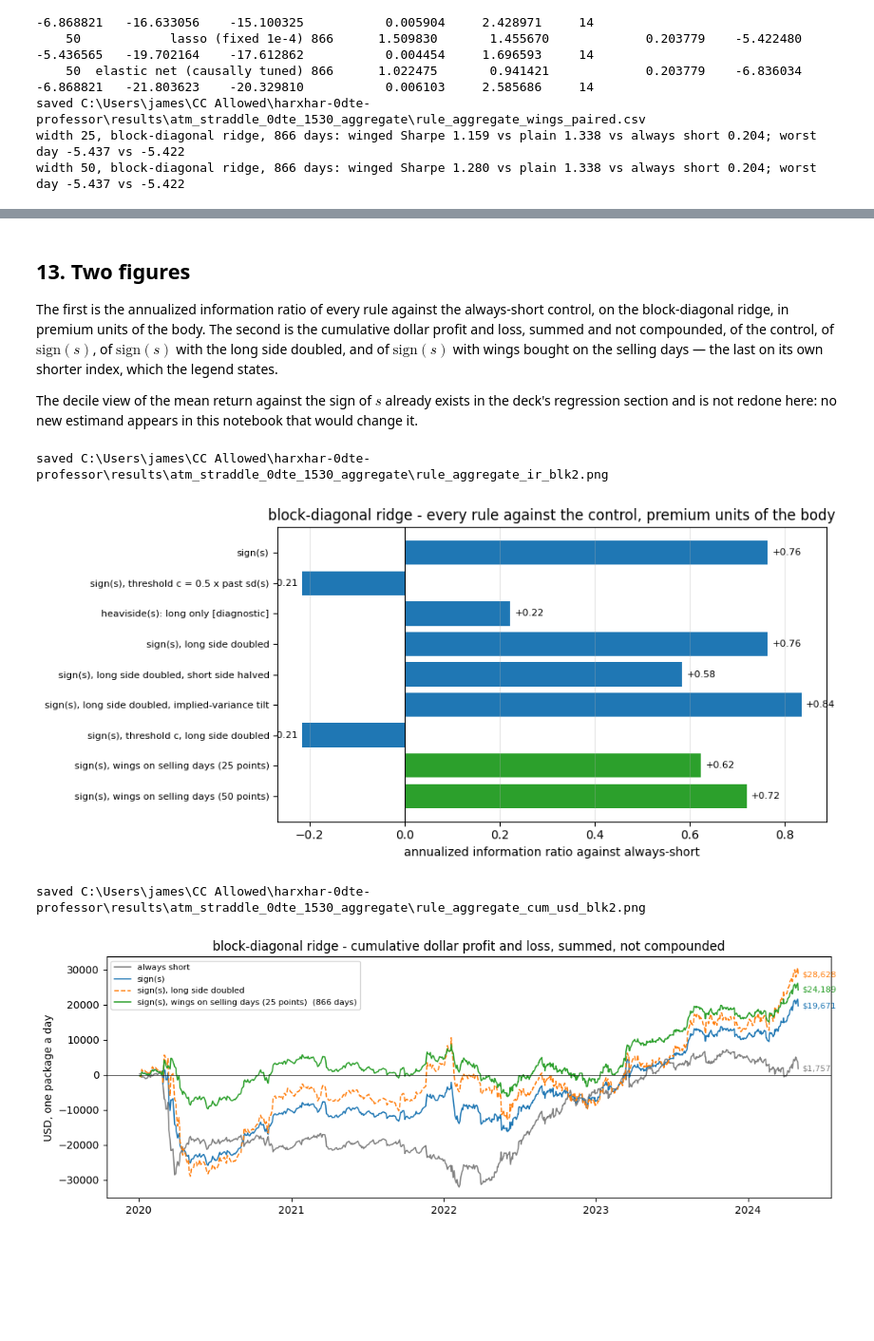
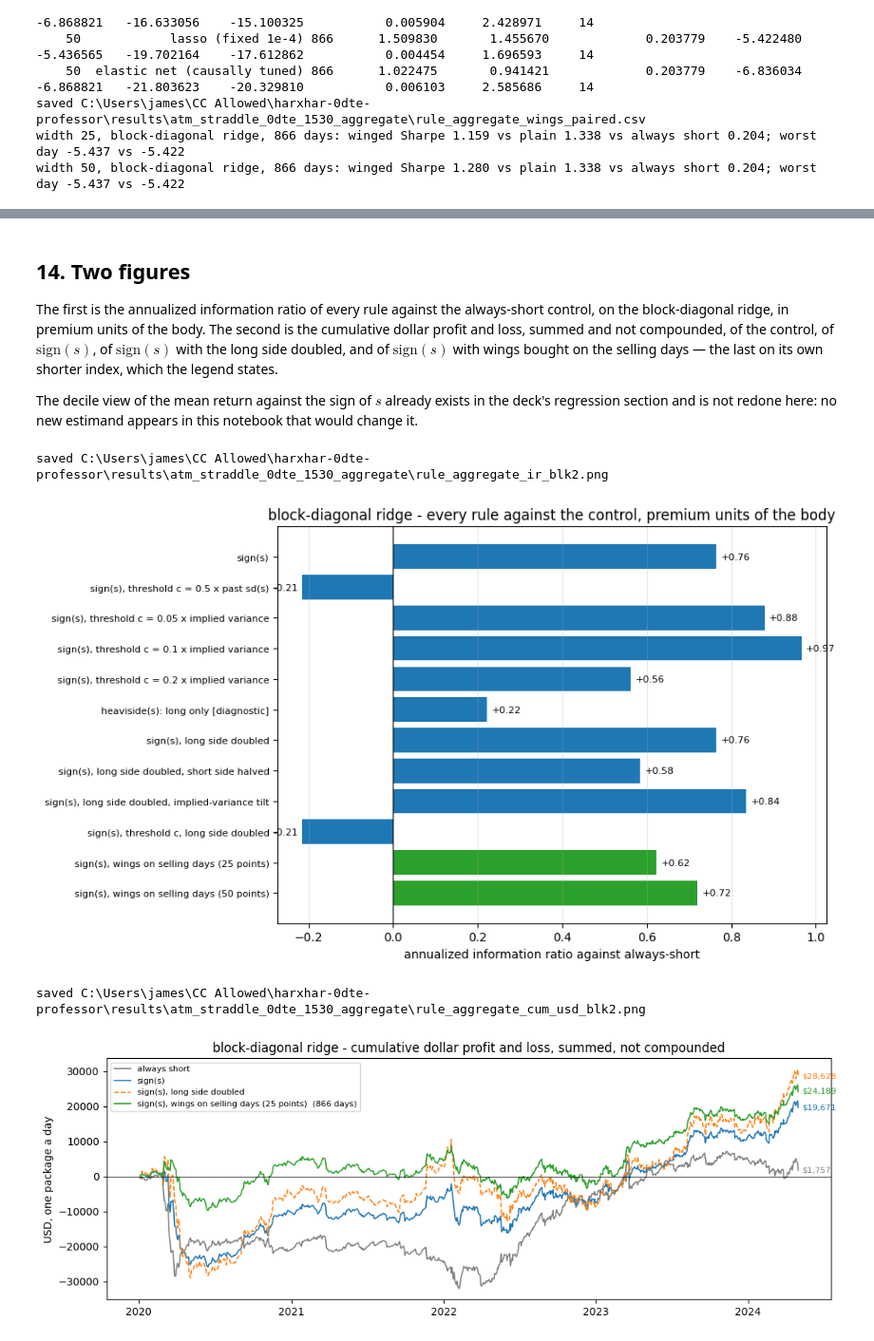
Before and after one commit to jamesdchen/harxhar-clean, a Jupyter notebook: notebooks/atm_straddle_rule_aggregate.ipynb, the cells around one changed output, grey strips where cells are left out. Shown at 95% size. Saved outputs shown, nothing was run; the diff lists cells and outputs as text; code cells hidden in the pictures; blank space fills up the shorter version.

```diff
--- a/notebooks/atm_straddle_rule_aggregate.ipynb
+++ b/notebooks/atm_straddle_rule_aggregate.ipynb
@@ -317,6 +361,15 @@ def pos_hysteresis(px: pd.DataFrame, kappa: float) -> pd.Series:
     s = px["signal"].astype(float).to_numpy()
     c = (float(kappa) * past_sd_signal(px)).fillna(0.0).to_numpy()   # before MIN_HIST: c = 0, i.e. sign(s)
     return pd.Series(np.where(s > c, 1.0, -1.0), index=px.index)
+
+
+def pos_hysteresis_iv(px: pd.DataFrame, c: float) -> pd.Series:
+    # threshold in units of the day's own quoted implied variance. c is a fixed
+    # constant and iv_var is the 15:30 quote, so nothing is estimated from the
+    # sample and the rule is causal by construction - no window, no MIN_HIST.
+    s = px["signal"].astype(float).to_numpy()
+    thr = float(c) * px["iv_var"].astype(float).to_numpy()
+    return pd.Series(np.where(s > thr, 1.0, -1.0), index=px.index)
 
 
 def pos_rank(px: pd.DataFrame, p: float) -> pd.Series:
@@ -342,6 +395,13 @@ for _name, _mine in (("always short", pos_always_short(books["blk2"])),
 _d0 = float((pos_hysteresis(books["blk2"], 0.0) - pos_sign(books["blk2"])).abs().max())
 print(f"threshold rule at c = 0 reproduces sign(s): max |diff| = {_d0:.1e}")
 assert _d0 == 0.0
+_d1 = float((pos_hysteresis_iv(books["blk2"], 0.0) - pos_sign(books["blk2"])).abs().max())
+print(f"implied-relative threshold at c = 0 reproduces sign(s): max |diff| = {_d1:.1e}")
+assert _d1 == 0.0
+_iv = books["blk2"]["iv_var"].astype(float)
+print(f"iv_var is the 15:30 quote and is strictly positive every day: min {_iv.min():.6f}, "
+      f"non-positive days {int((_iv <= 0).sum())}")
+assert float(_iv.min()) > 0.0
 
 KAPPA_GRID = (0.0, 0.25, 0.5, 1.0)
 RANK_GRID = (0.50, 0.60, 0.70, 0.80)
@@ -360,6 +420,9 @@ rows = {}
 for k in KAPPA_GRID:
     rows[f"c = {k:g} x past sd(s)"] = {LABEL[t]: sharpe_of(pos_hysteresis(books[t], k), books[t]) for t in MODEL_ORDER}
     rows[f"c = {k:g} x past sd(s)"]["pct_buy (ridge)"] = pct_buy_of(pos_hysteresis(books["blk2"], k))
+for c in C_IV_GRID:
+    rows[f"c = {c:g} x implied variance"] = {LABEL[t]: sharpe_of(pos_hysteresis_iv(books[t], c), books[t]) for t in MODEL_ORDER}
+    rows[f"c = {c:g} x implied variance"]["pct_buy (ridge)"] = pct_buy_of(pos_hysteresis_iv(books["blk2"], c))
 for p in RANK_GRID:
     rows[f"rank(s) > {p:.2f}"] = {LABEL[t]: sharpe_of(pos_rank(books[t], p), books[t]) for t in MODEL_ORDER}
     rows[f"rank(s) > {p:.2f}"]["pct_buy (ridge)"] = pct_buy_of(pos_rank(books["blk2"], p))
@@ -369,8 +432,12 @@ print("SENSITIVITY, not selection - annualized Sharpe ratio by threshold, "
 print(thr_grid.to_string())
 thr_grid.to_csv(OUT / "rule_aggregate_threshold_grid.csv")
 print("saved", OUT / "rule_aggregate_threshold_grid.csv")
-print(f"the declared default is c = {DEFAULT_KAPPA:g} (= sign(s)); the declared conservative value is "
-      f"c = {CONSERVATIVE_KAPPA:g} x past sd(s). Neither was chosen from this table.")
+print(f"the declared default is c = {DEFAULT_KAPPA:g} (= sign(s)); the two declared conservative values are "
+      f"c = {CONSERVATIVE_KAPPA:g} x past sd(s), declared first, and c = {CONSERVATIVE_C_IV:g} x implied variance, "
+      "declared second. None of the three was chosen from this table.")
+print(f"buying share on the block-diagonal ridge: {pct_buy_of(pos_sign(books['blk2'])):.2f}% at c = 0, "
+      f"{pct_buy_of(pos_hysteresis(books['blk2'], CONSERVATIVE_KAPPA)):.2f}% at c = {CONSERVATIVE_KAPPA:g} x past sd(s), "
+      f"{pct_buy_of(pos_hysteresis_iv(books['blk2'], CONSERVATIVE_C_IV)):.2f}% at c = {CONSERVATIVE_C_IV:g} x implied variance")
 # %% [output]
 always short               matches atm_straddle_lib.rule_sizes: max |diff| = 0.0e+00
 sign(s)                    matches atm_straddle_lib.rule_sizes: max |diff| = 0.0e+00
@@ -648,6 +719,8 @@ RULES = [
     ("long_short_sign", "sign(s)", dict(base="sign")),
     ("long_short_hysteresis", f"sign(s), threshold c = {CONSERVATIVE_KAPPA:g} x past sd(s)",
      dict(base="hyst", kappa=CONSERVATIVE_KAPPA)),
+    *[(k, f"sign(s), threshold c = {c:g} x implied variance", dict(base="hyst_iv", c_iv=c))
+      for c, k in zip(C_IV_GRID, IV_KEYS)],
     ("long_only", "heaviside(s): long only [diagnostic]", dict(base="long")),
     ("long_short_sign_m2", "sign(s), long side doubled", dict(base="sign", m_long=DEFAULT_M_LONG)),
     ("long_short_sign_m2_half", "sign(s), long side doubled, short side halved",
@@ -673,6 +746,8 @@ def base_position(px: pd.DataFrame, spec: dict) -> pd.Series:
         return pos_sign(px)
     if b == "hyst":
         return pos_hysteresis(px, spec["kappa"])
+    if b == "hyst_iv":
+        return pos_hysteresis_iv(px, spec["c_iv"])
     if b == "long":
         return pos_long_only(px)
     raise KeyError(b)
@@ -1186,7 +1456,7 @@ sign(s), wings on selling days (25 points)        +1.552 +0.636 -0.468 +2.130 +1
 sign(s), wings on selling days (50 points)        +1.498 +0.790 -0.065 +2.164 +2.022
 saved C:\Users\james\CC Allowed\harxhar-0dte-professor\results\atm_straddle_0dte_1530_aggregate\rule_aggregate_per_year_blk2.csv
 # %% [markdown]
-## 13. Two figures
+## 14. Two figures
 
 The first is the annualized information ratio of every rule against the
 always-short control, on the block-diagonal ridge, in premium units of
@@ -1202,7 +1472,7 @@ estimand appears in this notebook that would change it.
 # %%
 ir_blk2 = ir.xs(LABEL["blk2"], level="forecast")["IR_ann"].reindex(
     [lab for k, lab, _ in RULES if k != "always_short"])
-fig, ax = plt.subplots(figsize=(9.5, 4.4))
+fig, ax = plt.subplots(figsize=(9.5, 5.6))
 colors = ["C0" if "wings" not in lab else "C2" for lab in ir_blk2.index]
 ax.barh(range(len(ir_blk2)), ir_blk2.to_numpy(), color=colors)
 ax.set_yticks(range(len(ir_blk2)))
@@ -1218,34 +1488,34 @@ ax.grid(axis="x", alpha=0.3)
 fig.tight_layout()
 fig.savefig(OUT / "rule_aggregate_ir_blk2.png", dpi=120, bbox_inches="tight")
 print("saved", OUT / "rule_aggregate_ir_blk2.png")
 display(fig)
 plt.close(fig)
 
 fig, ax = plt.subplots(figsize=(11, 4.0))
 for key, color, ls in (("always_short", "0.5", "-"),
                        ("long_short_sign", "C0", "-"),
                        ("long_short_sign_m2", "C1", "--"),
                        ("long_short_sign_wings25", "C2", "-")):
     b = build("blk2", RULE_SPEC[key])
     usd = (b["pts"] * asl.SPX_MULTIPLIER).cumsum()
     lab = RULE_LABEL[key] + (f"  ({len(b['idx'])} days)" if key.startswith("long_short_sign_wings") else "")
     ax.plot(usd.index, usd.to_numpy(), ls, lw=1.2, color=color, label=lab)
     ax.annotate(f"${usd.iloc[-1]:,.0f}", (usd.index[-1], usd.iloc[-1]), xytext=(4, 0),
                 textcoords="offset points", fontsize=8, va="center", color=color)
 ax.axhline(0.0, color="k", lw=0.6)
 ax.xaxis.set_major_locator(mdates.YearLocator())
 ax.xaxis.set_major_formatter(mdates.DateFormatter("%Y"))
 ax.set_ylabel("USD, one package a day")
 ax.set_title("block-diagonal ridge - cumulative dollar profit and loss, summed, not compounded")
 ax.legend(fontsize=8, loc="upper left")
 fig.tight_layout()
 fig.savefig(OUT / "rule_aggregate_cum_usd_blk2.png", dpi=120, bbox_inches="tight")
 print("saved", OUT / "rule_aggregate_cum_usd_blk2.png")
 display(fig)
 plt.close(fig)
 # %% [output]
 saved C:\Users\james\CC Allowed\harxhar-0dte-professor\results\atm_straddle_0dte_1530_aggregate\rule_aggregate_ir_blk2.png
-[figure, old version]
+[figure, new version]
 saved C:\Users\james\CC Allowed\harxhar-0dte-professor\results\atm_straddle_0dte_1530_aggregate\rule_aggregate_cum_usd_blk2.png
 [figure]
 # %% [markdown]
```
Also changed, not shown: parts of 19 cells of this notebook, 13 other files.
